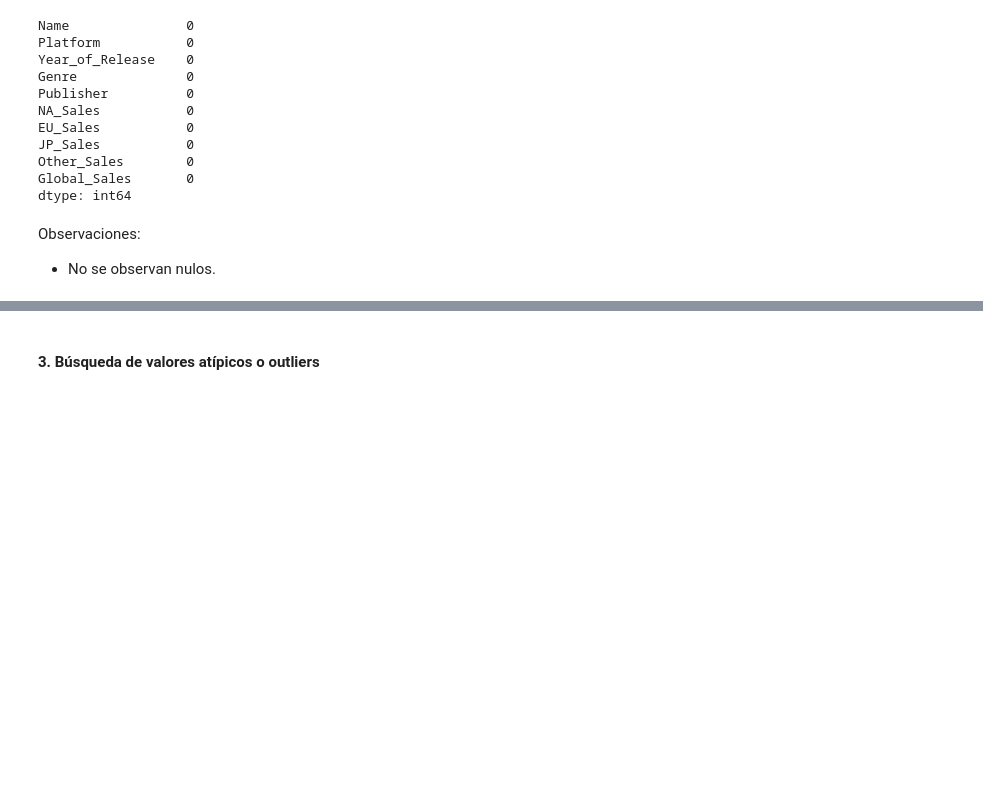
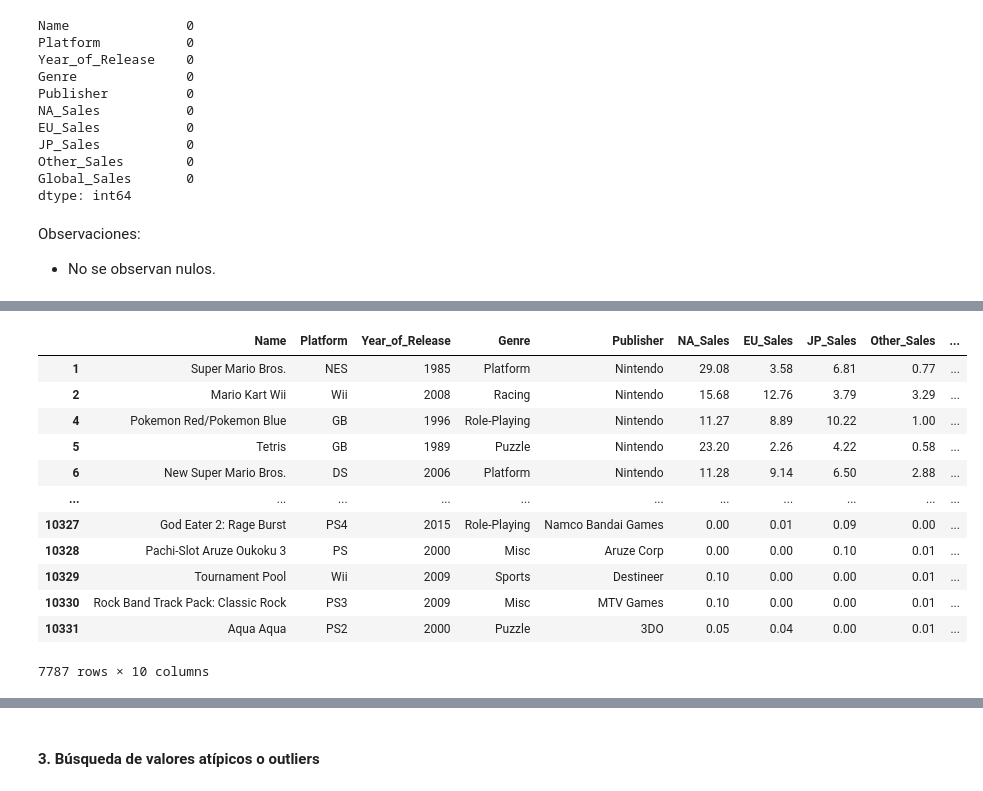
Before and after one commit to JosueMonte/gaming, a Jupyter notebook: eda_4.ipynb, the cells around one changed output, grey strips where cells are left out. Saved outputs shown, nothing was run; the diff lists cells and outputs as text; code cells hidden in the pictures; blank space fills up the shorter version.

```diff
--- a/eda_4.ipynb
+++ b/eda_4.ipynb
@@ -191,0 +237,17 @@ Observaciones:
+# %%
+df_4 = df_4.sort_values(by='Global_Sales', ascending=False)
+df_4[df_4['Global_Sales'] > 0.1]
+# %% [output]
+|  | Name | Platform | Year_of_Release | Genre | Publisher | NA_Sales | EU_Sales | JP_Sales | Other_Sales | ... |
+| 1 | Super Mario Bros. | NES | 1985 | Platform | Nintendo | 29.08 | 3.58 | 6.81 | 0.77 | ... |
+| 2 | Mario Kart Wii | Wii | 2008 | Racing | Nintendo | 15.68 | 12.76 | 3.79 | 3.29 | ... |
+| 4 | Pokemon Red/Pokemon Blue | GB | 1996 | Role-Playing | Nintendo | 11.27 | 8.89 | 10.22 | 1.00 | ... |
+| 5 | Tetris | GB | 1989 | Puzzle | Nintendo | 23.20 | 2.26 | 4.22 | 0.58 | ... |
+| 6 | New Super Mario Bros. | DS | 2006 | Platform | Nintendo | 11.28 | 9.14 | 6.50 | 2.88 | ... |
+| ... | ... | ... | ... | ... | ... | ... | ... | ... | ... | ... |
+| 10327 | God Eater 2: Rage Burst | PS4 | 2015 | Role-Playing | Namco Bandai Games | 0.00 | 0.01 | 0.09 | 0.00 | ... |
+| 10328 | Pachi-Slot Aruze Oukoku 3 | PS | 2000 | Misc | Aruze Corp | 0.00 | 0.00 | 0.10 | 0.01 | ... |
+| 10329 | Tournament Pool | Wii | 2009 | Sports | Destineer | 0.10 | 0.00 | 0.00 | 0.01 | ... |
+| 10330 | Rock Band Track Pack: Classic Rock | PS3 | 2009 | Misc | MTV Games | 0.10 | 0.00 | 0.00 | 0.01 | ... |
+| 10331 | Aqua Aqua | PS2 | 2000 | Puzzle | 3DO | 0.05 | 0.04 | 0.00 | 0.01 | ... |
+7787 rows × 10 columns
```
Also changed, not shown: parts of 6 cells of this notebook, 6 other files.
